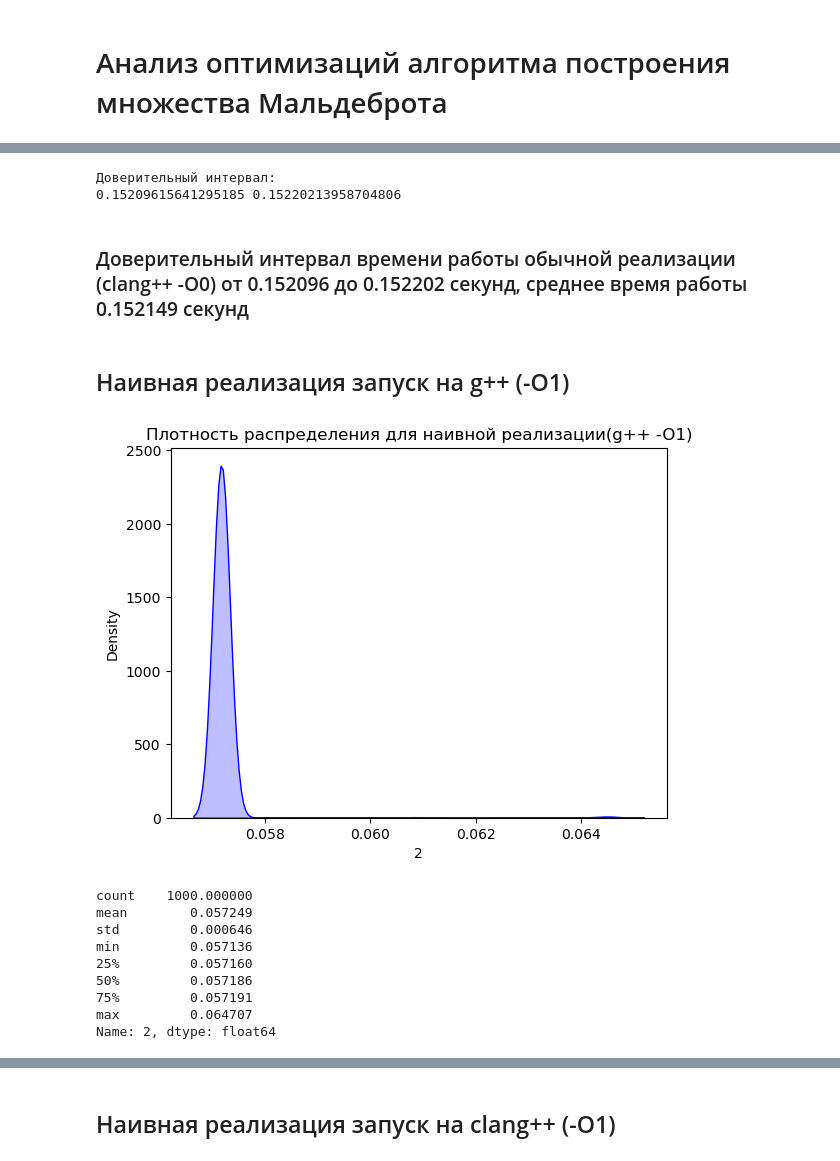
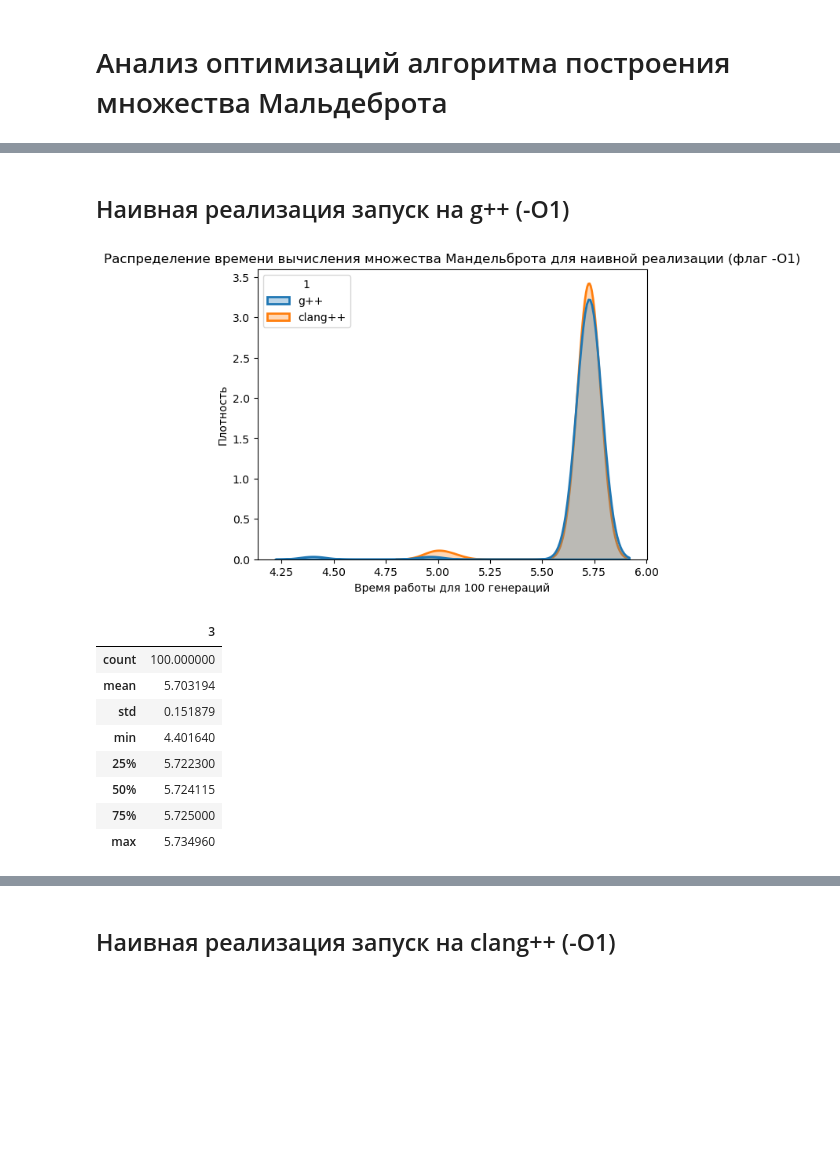
Before and after one commit to margocat57/Mandelbrot, a Jupyter notebook: analys.ipynb, the cells around one changed output, grey strips where cells are left out. Cells and saved outputs as stored; diff of their text form; code cells hidden in the pictures; blank space fills up the shorter version.

```diff
--- a/analys.ipynb
+++ b/analys.ipynb
@@ -75,43 +3,50 @@ Name: 2, dtype: float64
-# %%
-mean = np.mean(subset1_c)
-std = np.std(subset1_c, ddof=1)
-n = len(subset1_c)
-
-alpha = 0.05
-z = norm.ppf(1 - alpha/2)
-
-lower = mean - z * std / np.sqrt(n)
-upper = mean + z * std / np.sqrt(n)
-
-print("Доверительный интервал:")
-print(lower, upper)
-# %% [output]
-Доверительный интервал:
-0.15209615641295185 0.15220213958704806
-# %% [markdown]
-### Доверительный интервал времени работы обычной реализации (clang++ -O0) от 0.152096 до 0.152202 секунд, среднее время работы 0.152149 секунд
 # %% [markdown]
 ## Наивная реализация запуск на g++ (-O1)
 # %%
-df1 = pd.read_csv("results/results_v1_O1.csv", header=None, sep=";")
+import pandas as pd
+
+df = pd.read_csv("results.csv", header=None, sep=";")
 # %%
-subset1_1_g = df1[df1.iloc[:, 1] == "g++"].iloc[:, 2]
+import seaborn as sns
+import matplotlib.pyplot as plt
 
-sns.kdeplot(subset1_1_g, fill=True, color="blue")
-plt.title("Плотность распределения для наивной реализации(g++ -O1)")
+filtered = df[
+    (df.iloc[:,0] == "mandelbrot1") &
+    (df.iloc[:,2] == "O1") &
+    (df.iloc[:,1].isin(["clang++", "g++"]))
+]
+
+sns.kdeplot(
+    data=filtered,
+    x=filtered.iloc[:,3],
+    hue=filtered.iloc[:,1],
+    fill=True,
+    alpha=0.3,
+    linewidth=2
+)
+
+plt.xlabel("Время работы для 100 генераций")
+plt.ylabel("Плотность")
+plt.title("Распределение времени вычисления множества Мандельброта для наивной реализации (флаг -O1)")
 plt.show()
 # %% [output]
-[figure, old version]
+[figure, new version]
 # %%
+subset1_1_g = df[
+    (df.iloc[:,0] == "mandelbrot1") &
+    (df.iloc[:,2] == "O1") &
+    (df.iloc[:,1] == "g++" )
+]
+
 subset1_1_g.describe()
 # %% [output]
-count    1000.000000
-mean        0.057249
-std         0.000646
-min         0.057136
-25%         0.057160
-50%         0.057186
-75%         0.057191
-max         0.064707
-Name: 2, dtype: float64
+|  | 3 |
+| count | 100.000000 |
+| mean | 5.703194 |
+| std | 0.151879 |
+| min | 4.401640 |
+| 25% | 5.722300 |
+| 50% | 5.724115 |
+| 75% | 5.725000 |
+| max | 5.734960 |
 # %%
```
Also changed, not shown: parts of 112 cells of this notebook, 23 other files.
